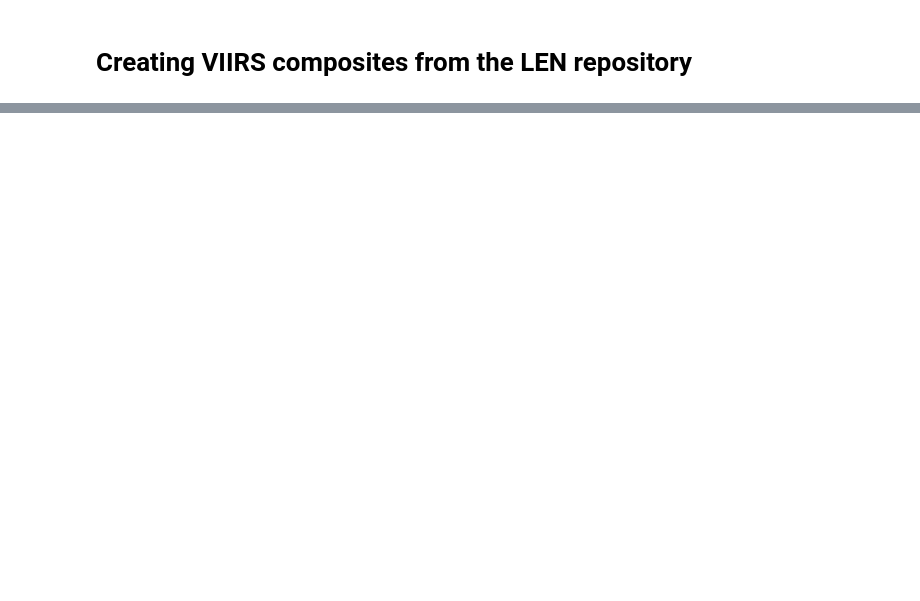
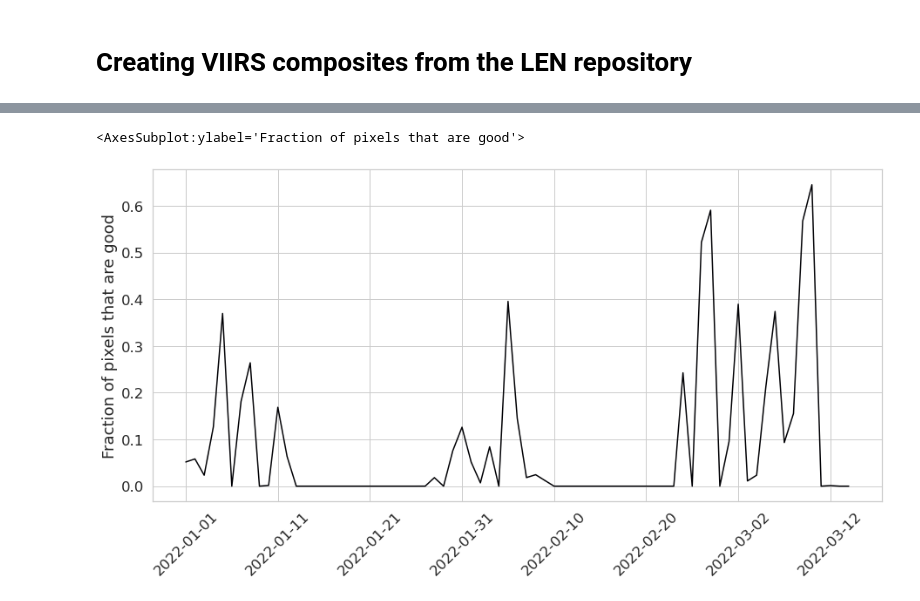
Before and after one commit to andresfchamorro/LEN_STAC, a Jupyter notebook: notebooks/Cleaning_VIIRS.ipynb, the cells around one changed output, grey strips where cells are left out. Saved outputs shown, nothing was run; the diff lists cells and outputs as text; code cells hidden in the pictures; blank space fills up the shorter version.

```diff
--- a/notebooks/Cleaning_VIIRS.ipynb
+++ b/notebooks/Cleaning_VIIRS.ipynb
@@ -28,4 +38,7 @@ adm0 = adm0.loc[adm0.iso_a3 == iso3]
 # %%
+start_day = "2022-01-01"
+end_day = "2022-03-14"
 # Generate catalog of images for country and time period
 current_cat = cat.search_by_period(start_day, end_day)
 current_cat = current_cat.search_by_intersect(adm0, calc_overlap=True)
+current_cat.scenes = current_cat.scenes.sort_values(['datetime'])
@@ -33,5 +52,5 @@ current_cat = current_cat.search_by_intersect(adm0, calc_overlap=True)
 # Throw away scenes with coverage lower than 25%
 sel_scenes = current_cat.scenes.loc[current_cat.scenes.overlap > 0.25]
 # %%
-cleaner = VIIRS_cleaner(aws_bucket, sel_scenes, adm0.unary_union)
-res = cleaner.clean_viirs_data()
+cleaner = VIIRS_cleaner(aws_bucket, sel_scenes, adm0.unary_union.buffer(2))
+res = cleaner.clean_viirs_data(attach_numpy=True)
@@ -39,0 +90,11 @@ cleaner.write_output(out_folder, iso3)
+# %%
+scenes = cleaner.scenes.sort_values(['datetime'])
+scenes['datetime'] = pd.to_datetime(scenes['date'])
+min_date = scenes['datetime'].min()
+max_date = scenes['datetime'].max()
+
+cur_date = min_date
+
+while cur_date < max_date:
+    print(cur_date)
+    cur_date = cur_date + pd.DateOffset(days=7)
@@ -39,0 +115,9 @@ cleaner.write_output(out_folder, iso3)
+# %%
+# calculate the quality of the VIIRS data (vflag)
+quality_res = {}
+for idx, row in scenes.iterrows():
+    cur_quality = res['scenes'][idx][1]
+    total_pixels = cur_quality.shape[0] * cur_quality.shape[0]
+    good_pixels = cur_quality.sum()
+    quality_res[datetime.datetime.strftime(row['date'], "%Y-%m-%d")] = (good_pixels/total_pixels)
+quality_res
@@ -39,0 +142,10 @@ cleaner.write_output(out_folder, iso3)
+# %%
+pd.DataFrame(quality_res, index=[0]).transpose().plot(
+    figsize=(15,7), colormap='magma', legend=False, rot=45,
+    ylabel = "Fraction of pixels that are good"
+
+
+)
+# %% [output]
+<AxesSubplot:ylabel='Fraction of pixels that are good'>
+[figure, added]
```
Also changed, not shown: parts of 31 cells of this notebook, 5 other files.
